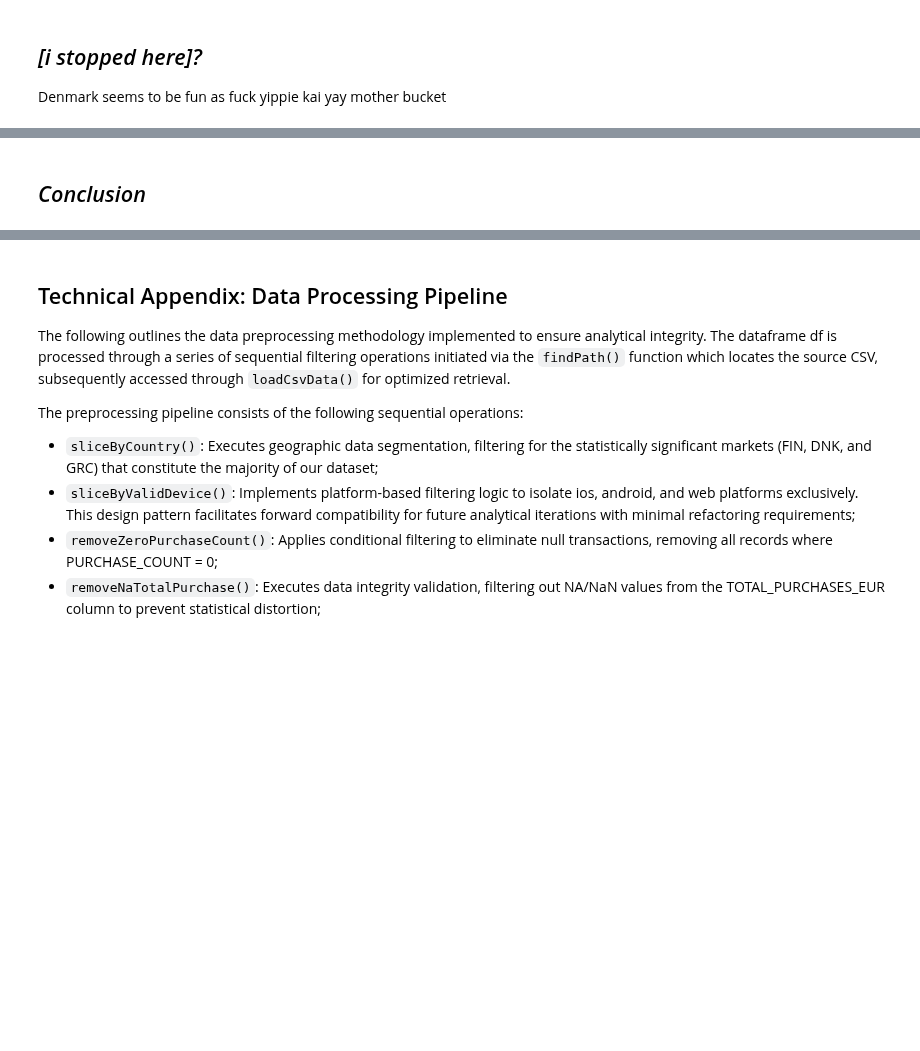
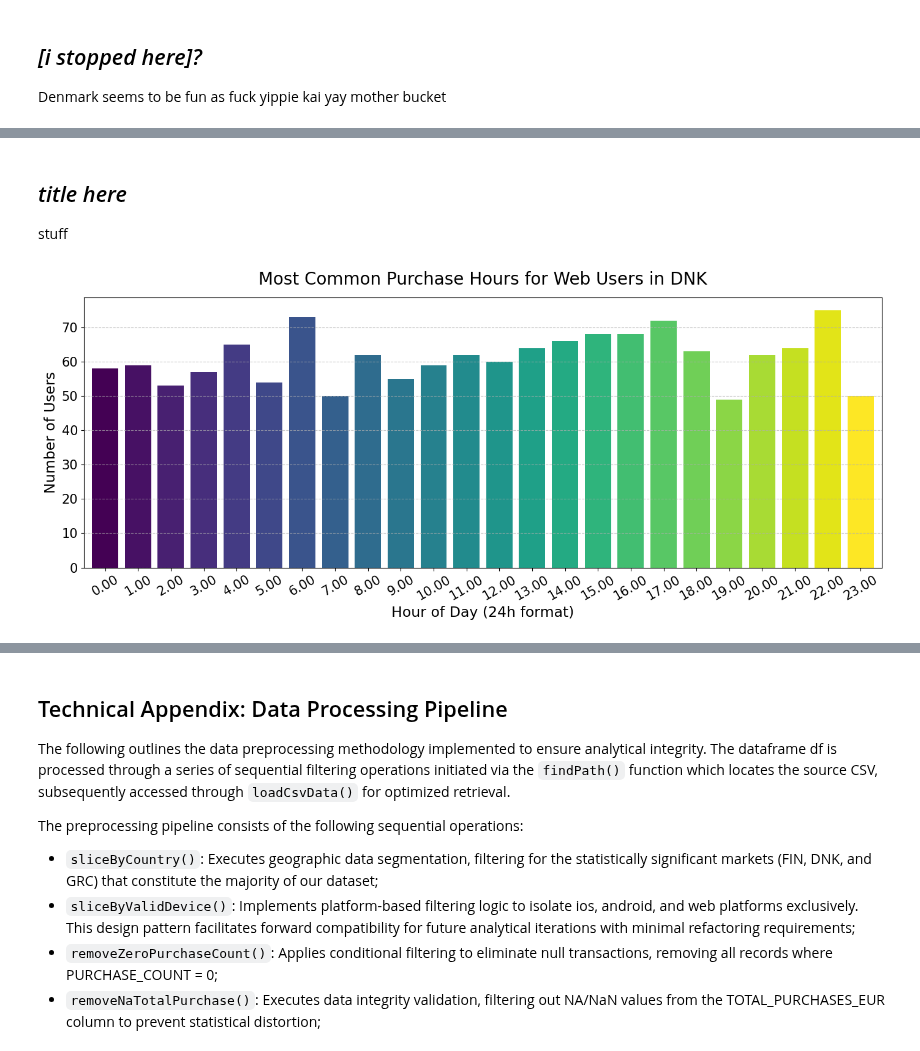
Before and after one commit to FjjDessoyCaraballo/restaurant-data, a Jupyter notebook: task2/notebook.ipynb, the cells around one changed output, grey strips where cells are left out. Cells and saved outputs as stored; diff of their text form; code cells hidden in the pictures; blank space fills up the shorter version.

```diff
--- a/task2/notebook.ipynb
+++ b/task2/notebook.ipynb
@@ -281,2 +281,55 @@ tableDiffFirstAndLast(statsDf)
-# %% [markdown]
-## *Conclusion*
+# %% [markdown]
+## *title here*
+
+stuff
+# %%
+import matplotlib.pyplot as plt
+import pandas as pd
+import numpy as np
+from parsing import loadCsvData, findPath
+
+# set country ISO. Options: DNK, FIN, GRC
+country = "DNK"
+
+# set platform. Options: android, iOS, web
+platform = "web"
+
+# load dataframe not parsed
+df: pd.DataFrame = loadCsvData(findPath())
+
+# copy dataframe
+dfCopy = df.copy()
+
+# slice by selected country
+dfCopy = dfCopy[dfCopy['REGISTRATION_COUNTRY'] == country]
+
+# slice by platform
+dfCopy = dfCopy[dfCopy['PREFERRED_DEVICE'] == platform]
+
+# retrieve column with common hour of the day purchase
+commonHours = dfCopy['MOST_COMMON_HOUR_OF_THE_DAY_TO_PURCHASE']
+
+# create frequency distribution
+hour_counts = commonHours.value_counts().sort_index()
+
+# Make sure we have all hours from 0-23, filling missing values with 0
+all_hours = pd.Series(0, index=range(24))
+hour_counts = hour_counts.combine_first(all_hours).sort_index()
+
+plt.figure(figsize=(14,6))
+hour_counts.plot(kind='bar', width=0.8, color=plt.cm.viridis(np.linspace(0, 1, len(hour_counts))))
+plt.title(f'Most Common Purchase Hours for {platform.capitalize()} Users in {country}', fontsize=20, pad=15)
+plt.xlabel('Hour of Day (24h format)', fontsize=17)
+plt.ylabel('Number of Users', fontsize=17)
+plt.xticks(rotation=45, size=15)
+# Format x-axis labels with zeros at the end (hour:00)
+plt.xticks(range(24), [f'{hour}.00' for hour in range(24)], rotation=30, size=15)
+plt.yticks(size=15)
+
+# Add grid lines for better readability
+plt.grid(axis='y', linestyle='--', alpha=0.7)
+
+plt.tight_layout()
+plt.show()
+# %% [output]
+[figure, added]
```
Also changed, not shown: parts of 16 cells of this notebook, 3 other files.
